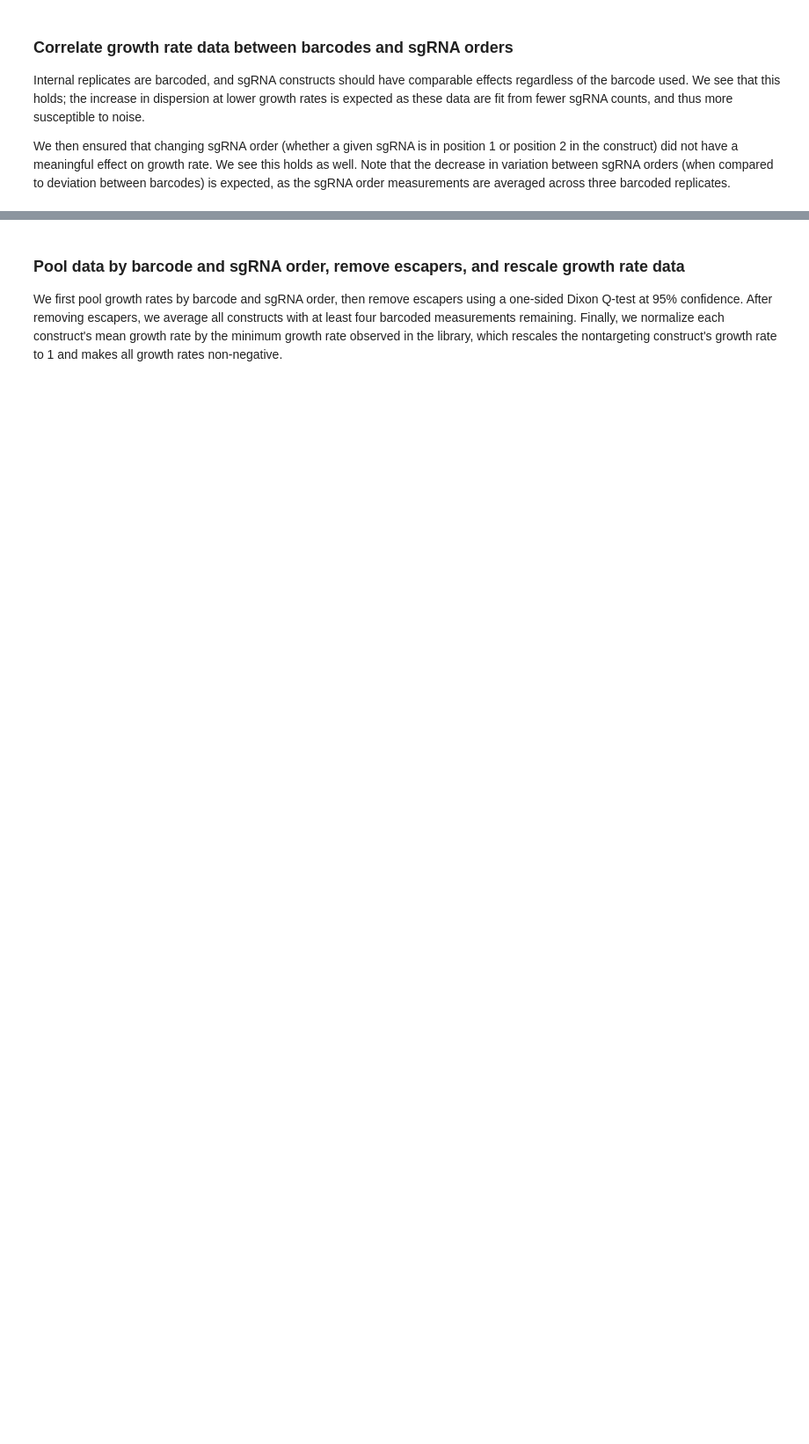
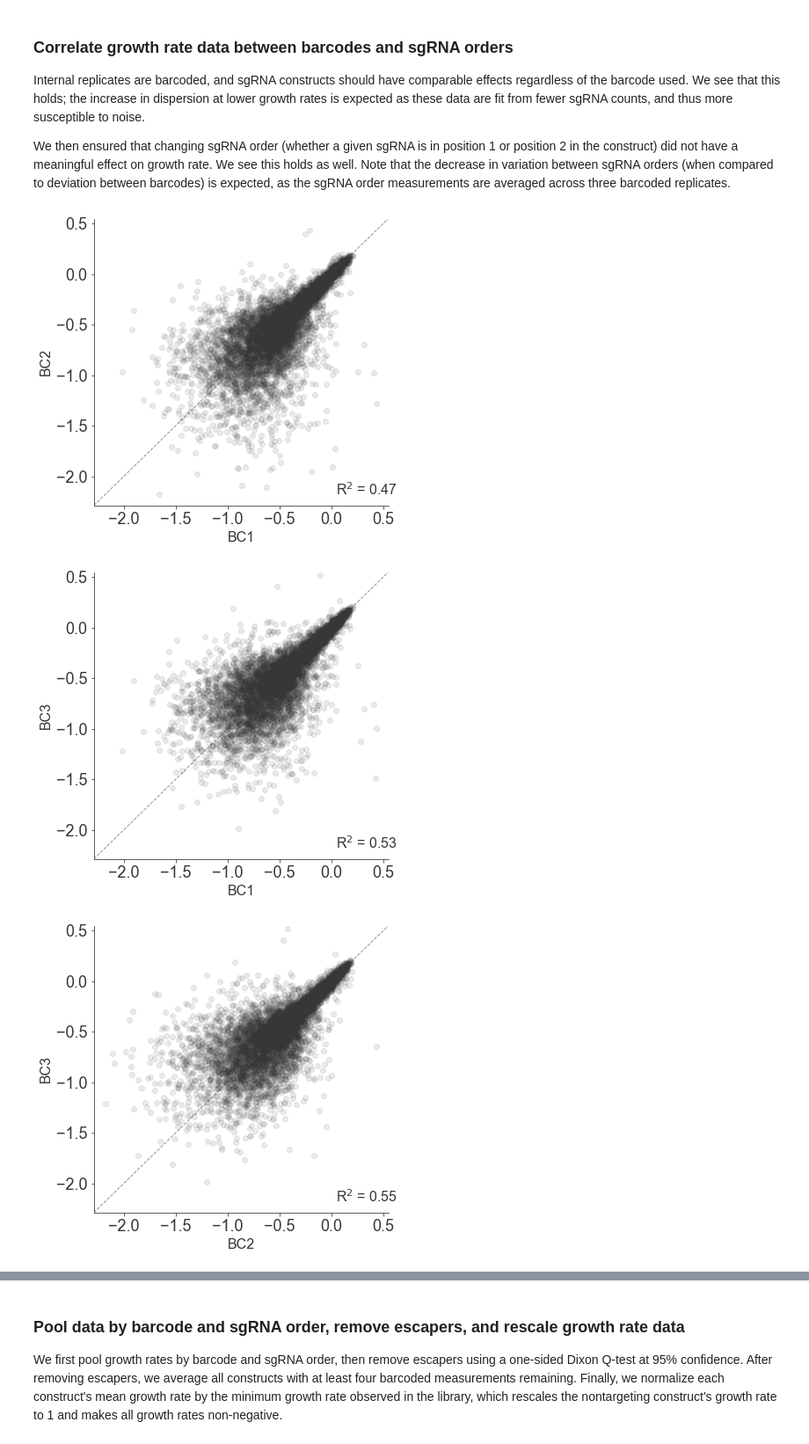
Before and after one commit to reynoldsk/ContinuousEpistasis, a Jupyter notebook: 3_Pairwise_Growth_Rates.ipynb, the cells around one changed output, grey strips where cells are left out. Shown at 88% size. Cells and saved outputs as stored; diff of their text form; code cells hidden in the pictures; blank space fills up the shorter version.

```diff
--- a/3_Pairwise_Growth_Rates.ipynb
+++ b/3_Pairwise_Growth_Rates.ipynb
@@ -263,15 +311,19 @@ We then ensured that changing sgRNA order (whether a given sgRNA is in position
 # %%
 BC1, BC2, BC3 = [], [], []
 for sgRNA1 in sgRNA_list:
     for sgRNA2 in sgRNA_list:
         BC1.append(growth_dict_BC[BC_list[0]].loc[sgRNA1, sgRNA2])
         BC2.append(growth_dict_BC[BC_list[1]].loc[sgRNA1, sgRNA2])
         BC3.append(growth_dict_BC[BC_list[2]].loc[sgRNA1, sgRNA2])
 low_bound = np.nanmin(BC1 + BC2 + BC3) * 1.05
 high_bound = np.nanmax(BC1 + BC2 + BC3) * 1.05
-plot_correlation(BC1, BC2, 'BC1', 'BC2', low_bound, high_bound, 'FigS2A', figure_path)
-plot_correlation(BC1, BC3, 'BC1', 'BC3', low_bound, high_bound, 'FigS2B', figure_path)
-plot_correlation(BC2, BC3, 'BC2', 'BC3', low_bound, high_bound, 'FigS2C', figure_path)
+plot_correlation(BC1, BC2, 'BC1', 'BC2', low_bound, high_bound, 'FigS1Ba', figure_path)
+plot_correlation(BC1, BC3, 'BC1', 'BC3', low_bound, high_bound, 'FigS1Bb', figure_path)
+plot_correlation(BC2, BC3, 'BC2', 'BC3', low_bound, high_bound, 'FigS1Bc', figure_path)
+# %% [output]
+[figure, added]
+[figure, added]
+[figure, added]
 # %%
 sg1_sg2, sg2_sg1 = [], []
 for i, sgRNA1 in enumerate(sgRNA_list):
```
Also changed, not shown: parts of 21 cells of this notebook, 37 other files.
